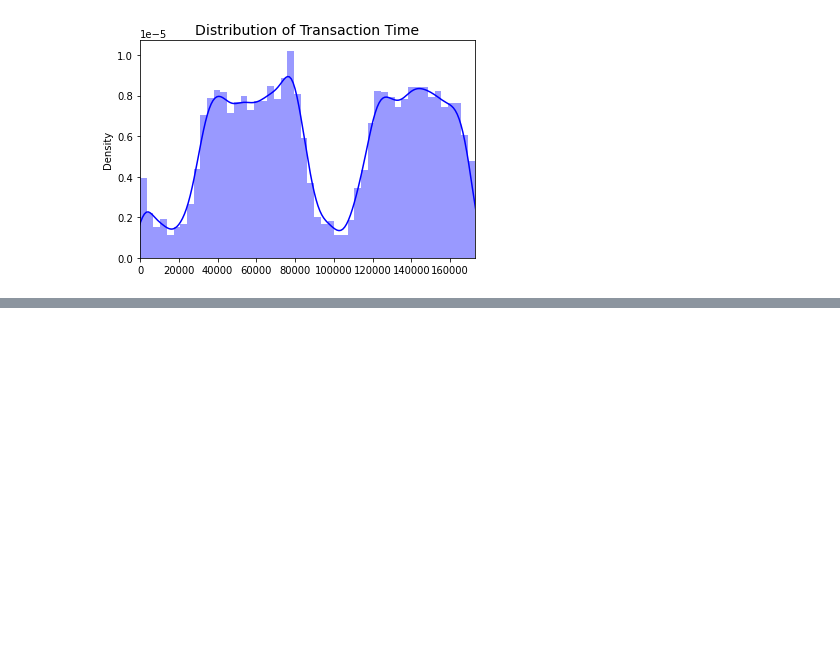
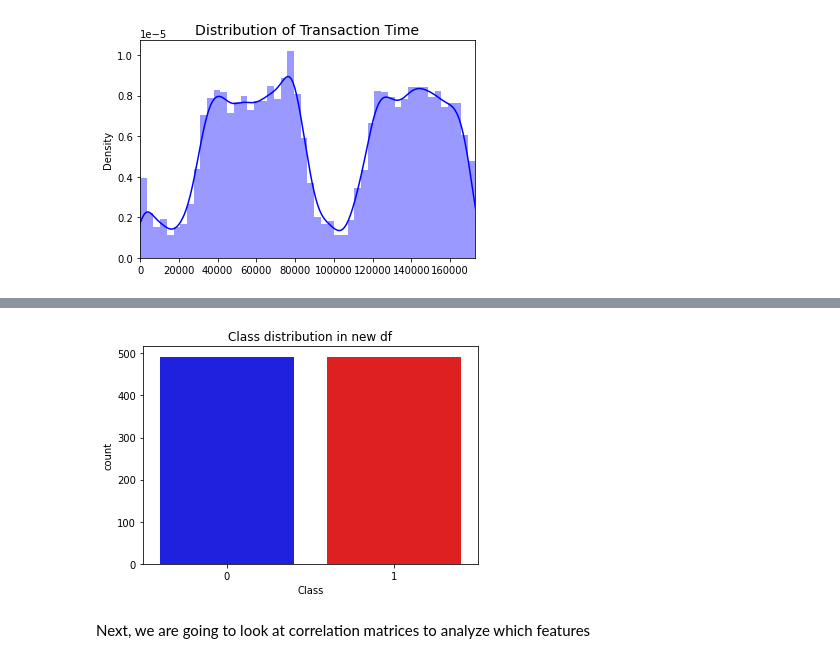
Before and after one commit to raulmarinau/DSIP, a Jupyter notebook: fraud.ipynb, the cells around one changed output, grey strips where cells are left out. Cells and saved outputs as stored; diff of their text form; code cells hidden in the pictures; blank space fills up the shorter version.

```diff
--- a/fraud.ipynb
+++ b/fraud.ipynb
@@ -77,0 +85,14 @@ Our original dataset will be prone to overfitting
+# %%
+from sklearn.preprocessing import RobustScaler
+
+# we can observe above there are many outliers to the Amount feature
+
+scaler = RobustScaler()
+scaled_time = scaler.fit_transform(df["Time"].values.reshape(-1, 1))
+scaled_amount = scaler.fit_transform(df["Amount"].values.reshape(-1, 1))
+
+df.insert(0, "scaled_time", scaled_time)
+df.insert(1, "scaled_amount", scaled_amount)
+df.drop(["Time", "Amount"], axis=1, inplace=True)
+
+df.head()
@@ -77,0 +131,11 @@ Our original dataset will be prone to overfitting
+# %%
+# we shuffle in order to ensure randomness, Time feature might be sensitive to ordering
+df = df.sample(frac=1)
+
+df_fraud = df.loc[df["Class"] == 1]
+df_no_fraud = df.loc[df["Class"] == 0][:492]
+
+concat_df = pd.concat([df_fraud, df_no_fraud])
+
+new_df = concat_df.sample(frac=1, random_state=1337)  # reshuffle
+new_df.head()
@@ -77,0 +150,8 @@ Our original dataset will be prone to overfitting
+# %%
+sns.countplot("Class", data=new_df, palette=["blue", "red"])
+plt.title("Class distribution in new df")
+plt.show()
+# %% [output]
+[figure, added]
+# %% [markdown]
+Next, we are going to look at correlation matrices to analyze which features
```
Also changed, not shown: parts of 6 cells of this notebook.
